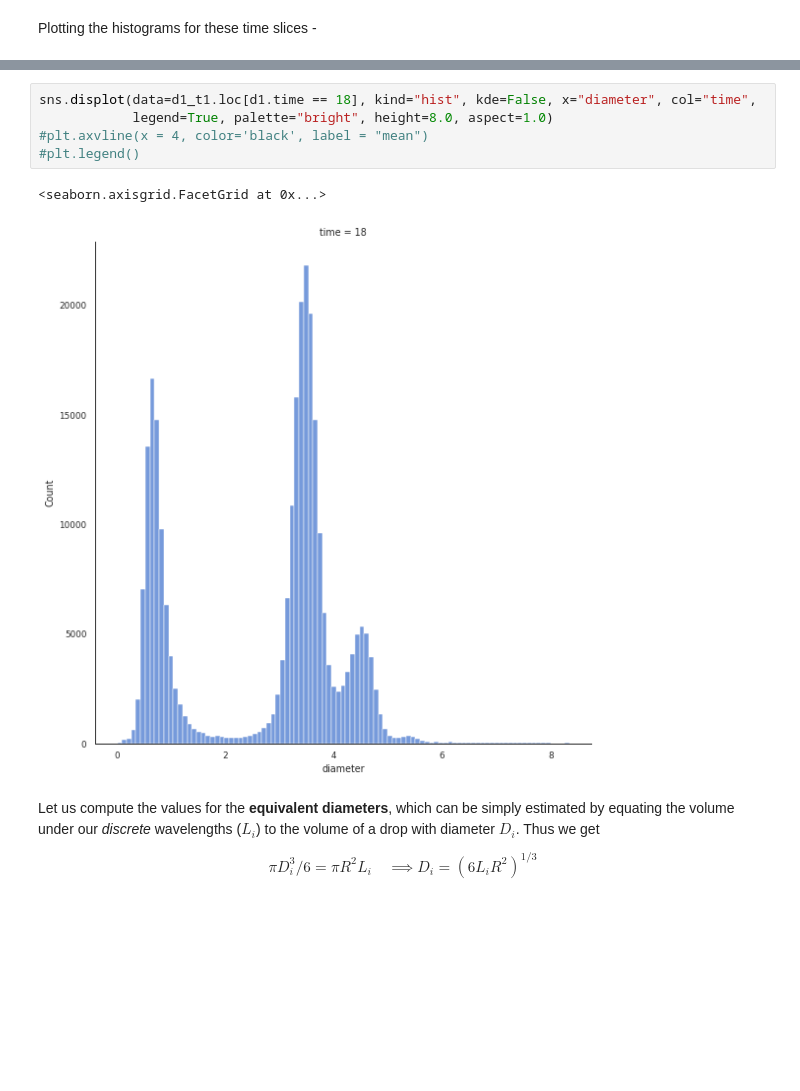
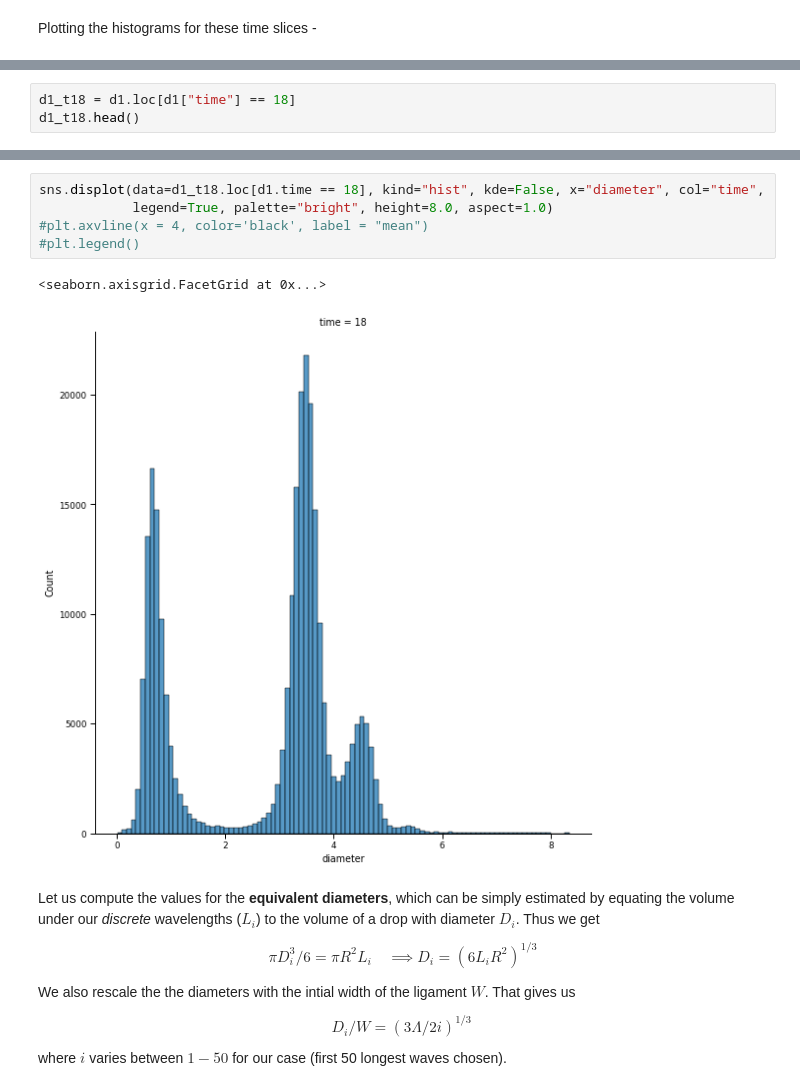
Before and after one commit to palsagar/ligaments_analysis, a Jupyter notebook: test.ipynb, the cells around one changed output, grey strips where cells are left out. Saved outputs shown, nothing was run; the diff lists cells and outputs as text; blank space fills up the shorter version.

```diff
--- a/test.ipynb
+++ b/test.ipynb
@@ -191,0 +181,3 @@ We observe that the distribution at T=12 is not very interesting, because the li
+# %%
+d1_t18 = d1.loc[d1["time"] == 18]
+d1_t18.head()
@@ -192,12 +191,16 @@ We observe that the distribution at T=12 is not very interesting, because the li
 # %%
-sns.displot(data=d1_t1.loc[d1.time == 18], kind="hist", kde=False, x="diameter", col="time",
+sns.displot(data=d1_t18.loc[d1.time == 18], kind="hist", kde=False, x="diameter", col="time",
             legend=True, palette="bright", height=8.0, aspect=1.0)
 #plt.axvline(x = 4, color='black', label = "mean")
 #plt.legend()
 # %% [output]
 <seaborn.axisgrid.FacetGrid at 0x...>
-[figure, old version]
+[figure, new version]
 # %% [markdown]
 Let us compute the values for the **equivalent diameters**, which can be simply estimated by equating the volume under our *discrete* wavelengths ($L_i$) to the volume of a drop with diameter $D_i$. Thus we get
 
 $$ \pi D_i^3 /6 = \pi R^2 L_i \quad \implies D_i = (6 L_i R^2 )^{1/3} $$
+
+We also rescale the the diameters with the intial width of the ligament $W$. That gives us
+
+$$ D_i / W = \left(3\Lambda /2i \right)^{1/3} \, $$ where $i$ varies between $1-50$ for our case (first 50 longest waves chosen).
```
Also changed, not shown: parts of 6 cells of this notebook.
